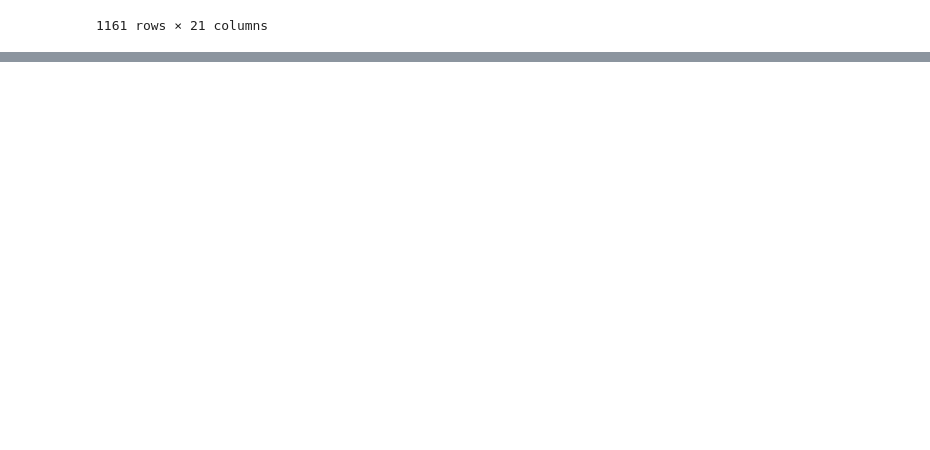
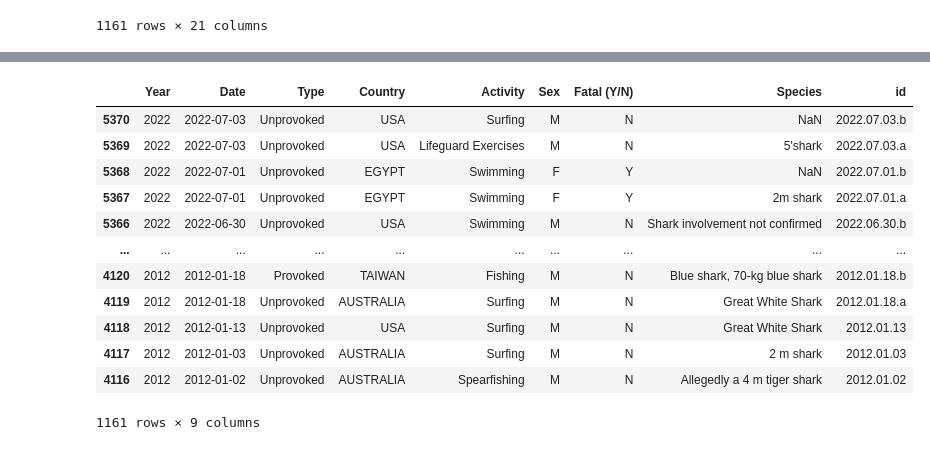
Before and after one commit to Sheshie1225/Project-3, a Jupyter notebook: OL-Base_Code.ipynb, the cells around one changed output, grey strips where cells are left out. Saved outputs shown, nothing was run; the diff lists cells and outputs as text; code cells hidden in the pictures; blank space fills up the shorter version.

```diff
--- a/OL-Base_Code.ipynb
+++ b/OL-Base_Code.ipynb
@@ -176,0 +177,28 @@ focused_sharkattack_df
+# %%
+focused_sharkattack_df = focused_sharkattack_df.drop(columns = "Area")
+focused_sharkattack_df = focused_sharkattack_df.drop(columns = "Location")
+focused_sharkattack_df = focused_sharkattack_df.drop(columns = "Name")
+focused_sharkattack_df = focused_sharkattack_df.drop(columns = "Age")
+focused_sharkattack_df = focused_sharkattack_df.drop(columns = "Injury")
+focused_sharkattack_df = focused_sharkattack_df.drop(columns = "Time")
+focused_sharkattack_df = focused_sharkattack_df.drop(columns = "Investigator or Source")
+focused_sharkattack_df = focused_sharkattack_df.drop(columns = "pdf")
+focused_sharkattack_df = focused_sharkattack_df.drop(columns = "href formula")
+focused_sharkattack_df = focused_sharkattack_df.drop(columns = "href")
+focused_sharkattack_df = focused_sharkattack_df.drop(columns = "Case Number.2")
+focused_sharkattack_df = focused_sharkattack_df.drop(columns = "original order,,,,,,,,,,,,,,")
+focused_sharkattack_df
+# %% [output]
+|  | Year | Date | Type | Country | Activity | Sex | Fatal (Y/N) | Species | id |
+| 5370 | 2022 | 2022-07-03 | Unprovoked | USA | Surfing | M | N | NaN | 2022.07.03.b |
+| 5369 | 2022 | 2022-07-03 | Unprovoked | USA | Lifeguard Exercises | M | N | 5'shark | 2022.07.03.a |
+| 5368 | 2022 | 2022-07-01 | Unprovoked | EGYPT | Swimming | F | Y | NaN | 2022.07.01.b |
+| 5367 | 2022 | 2022-07-01 | Unprovoked | EGYPT | Swimming | F | Y | 2m shark | 2022.07.01.a |
+| 5366 | 2022 | 2022-06-30 | Unprovoked | USA | Swimming | M | N | Shark involvement not confirmed | 2022.06.30.b |
+| ... | ... | ... | ... | ... | ... | ... | ... | ... | ... |
+| 4120 | 2012 | 2012-01-18 | Provoked | TAIWAN | Fishing | M | N | Blue shark, 70-kg blue shark | 2012.01.18.b |
+| 4119 | 2012 | 2012-01-18 | Unprovoked | AUSTRALIA | Surfing | M | N | Great White Shark | 2012.01.18.a |
+| 4118 | 2012 | 2012-01-13 | Unprovoked | USA | Surfing | M | N | Great White Shark | 2012.01.13 |
+| 4117 | 2012 | 2012-01-03 | Unprovoked | AUSTRALIA | Surfing | M | N | 2 m shark | 2012.01.03 |
+| 4116 | 2012 | 2012-01-02 | Unprovoked | AUSTRALIA | Spearfishing | M | N | Allegedly a 4 m tiger shark | 2012.01.02 |
+1161 rows × 9 columns
```
Also changed, not shown: parts of 6 cells of this notebook, 6 other files.
